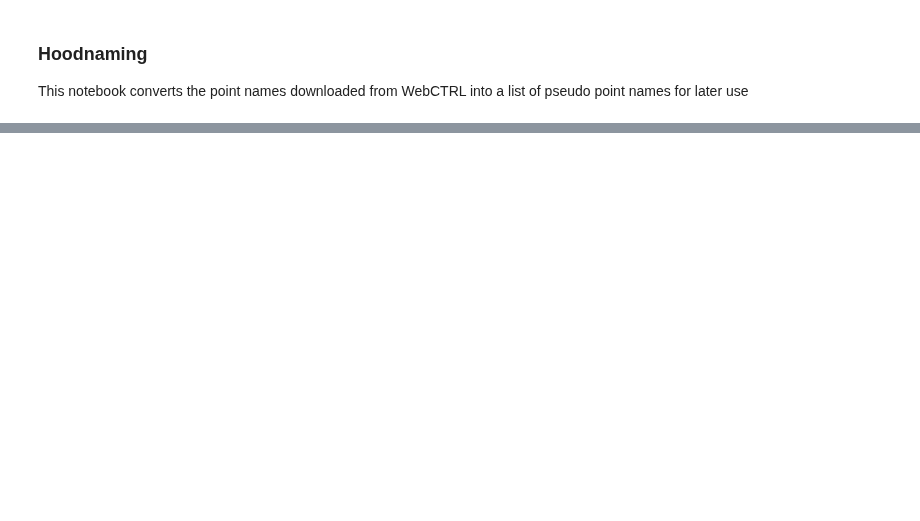
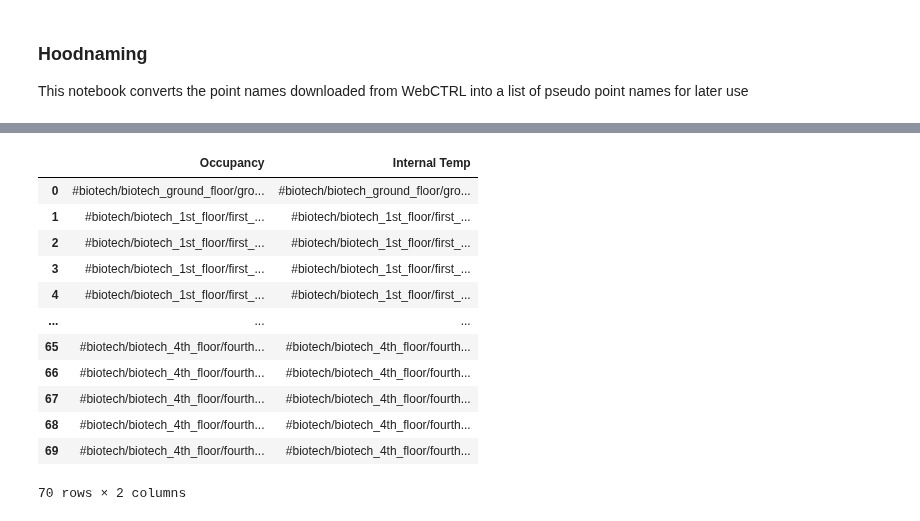
Before and after one commit to thereidfleish/fume-hood-dashboard, a Jupyter notebook: hoodnaming.ipynb, the cells around one changed output, grey strips where cells are left out. Saved outputs shown, nothing was run; the diff lists cells and outputs as text; code cells hidden in the pictures; blank space fills up the shorter version.

```diff
--- a/hoodnaming.ipynb
+++ b/hoodnaming.ipynb
@@ -5 +19,58 @@ This notebook converts the point names downloaded from WebCTRL into a list of ps
+# %%
+#We want to collect the following:
+#Air Flow Point, e.g: "#biotech/biotech_4th_floor/fourth_floor_fume_hood_lab_spaces/lab_433_control/hoodvalve_flow/trend_log", HOOD FLOW
+
+#Sash Opening Point, e.g: "#biotech/biotech_4th_floor/fourth_floor_fume_hood_lab_spaces/lab_433_control/hood_sash", HOOD SASH POS
+
+#Occupancy Point, e.g: "#biotech/biotech_4th_floor/fourth_floor_fume_hood_lab_spaces/lab_433_control/occ_trend", OCC SENSOR
+
+#Internal Temperature Point, e.g: "#biotech/biotech_4th_floor/fourth_floor_fume_hood_lab_spaces/lab_433_control/zone/zone_temp/trend_log", ZONE TEMP
+
+import re
+"""
+The goal of this function is to output an organized collection of point names corresponding to specific fume hoods throughout the Biotechnology building. It is unclear the best path forward at the moment, however, we will try to start small and then expand upwards. There will probably be a lot of edge cases to handle, but we will see. Using regular expressions seems to have helped quite a bit.
+"""
+
+
+def csv_parser(df):
+    #df['name_match'] = df['first_name'].apply(lambda x: 'Match' if x == 'Bill' else 'Mismatch')
+    #print(True and df["Point"].str.contains("_control"))
+    hood_flows = np.array(df[df["Pointname"]== "HOOD FLOW" ]["Point"])
+    sash_pos = np.array(df[df["Pointname"]== "HOOD SASH POS"]["Point"])
+    occ_sens = df[df["Pointname"]== "OCC SENSOR"]["Point"]
+    occ_sens = [i for i in occ_sens if re.search("lab_[A-Za-z]*[0-9]+[A-Za-z]*_control",i)]
+    zone_temps = df[df["Pointname"]== "ZONE TEMP"]["Point"]
+    zone_temps = [i for i in zone_temps if re.search("lab_[A-Za-z]*[0-9]+[A-Za-z]*_control/zonetemp",i)]
+    ##biotech/biotech_4th_floor/fourth_floor_fume_hood_lab_spaces/lab_433_control/zone/zone_temp/trend_log
+    zone_temps = [i.split("/")[:4] for i in zone_temps]
+    zone_temps = ['/'.join(i) for i in zone_temps]
+    zone_temps = [i + "/zone/zone_temp/trend_log" for i in zone_temps]
+
+    vals= {"Hood":hood_flows, "Sash":sash_pos}
+    odf = pd.DataFrame(data = vals)
+    #display(ndf)
+    # print(len(hood_flows))
+    # print(len(sash_pos))
+    # print(len(occ_sens))
+    # print(len(zone_temps))
+
+    ovals= {"Occupancy":occ_sens, "Internal Temp":zone_temps}
+    ndf = pd.DataFrame(data = ovals)
+
+    return [ndf,odf]
+csv_parser(pointnames)[0]
+# %% [output]
+|  | Occupancy | Internal Temp |
+| 0 | #biotech/biotech_ground_floor/gro... | #biotech/biotech_ground_floor/gro... |
+| 1 | #biotech/biotech_1st_floor/first_... | #biotech/biotech_1st_floor/first_... |
+| 2 | #biotech/biotech_1st_floor/first_... | #biotech/biotech_1st_floor/first_... |
+| 3 | #biotech/biotech_1st_floor/first_... | #biotech/biotech_1st_floor/first_... |
+| 4 | #biotech/biotech_1st_floor/first_... | #biotech/biotech_1st_floor/first_... |
+| ... | ... | ... |
+| 65 | #biotech/biotech_4th_floor/fourth... | #biotech/biotech_4th_floor/fourth... |
+| 66 | #biotech/biotech_4th_floor/fourth... | #biotech/biotech_4th_floor/fourth... |
+| 67 | #biotech/biotech_4th_floor/fourth... | #biotech/biotech_4th_floor/fourth... |
+| 68 | #biotech/biotech_4th_floor/fourth... | #biotech/biotech_4th_floor/fourth... |
+| 69 | #biotech/biotech_4th_floor/fourth... | #biotech/biotech_4th_floor/fourth... |
+70 rows × 2 columns
 # %%
```
Also changed, not shown: parts of 3 cells of this notebook.
